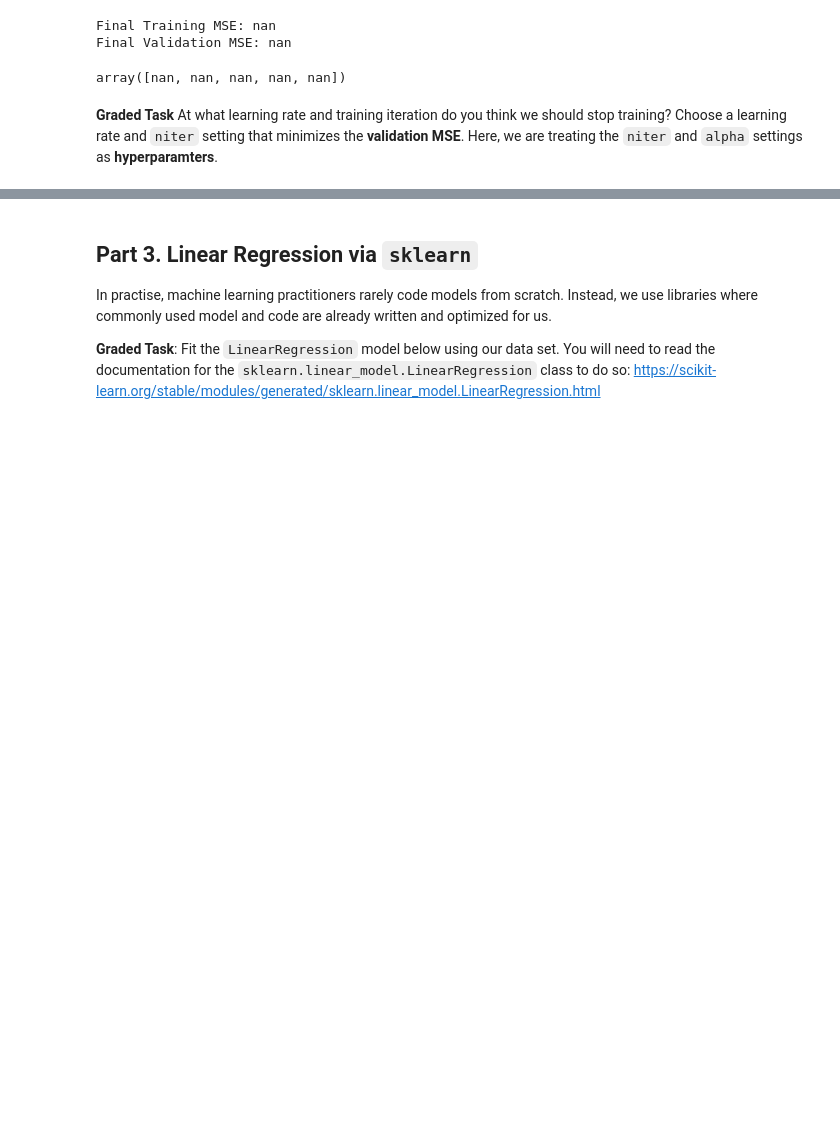
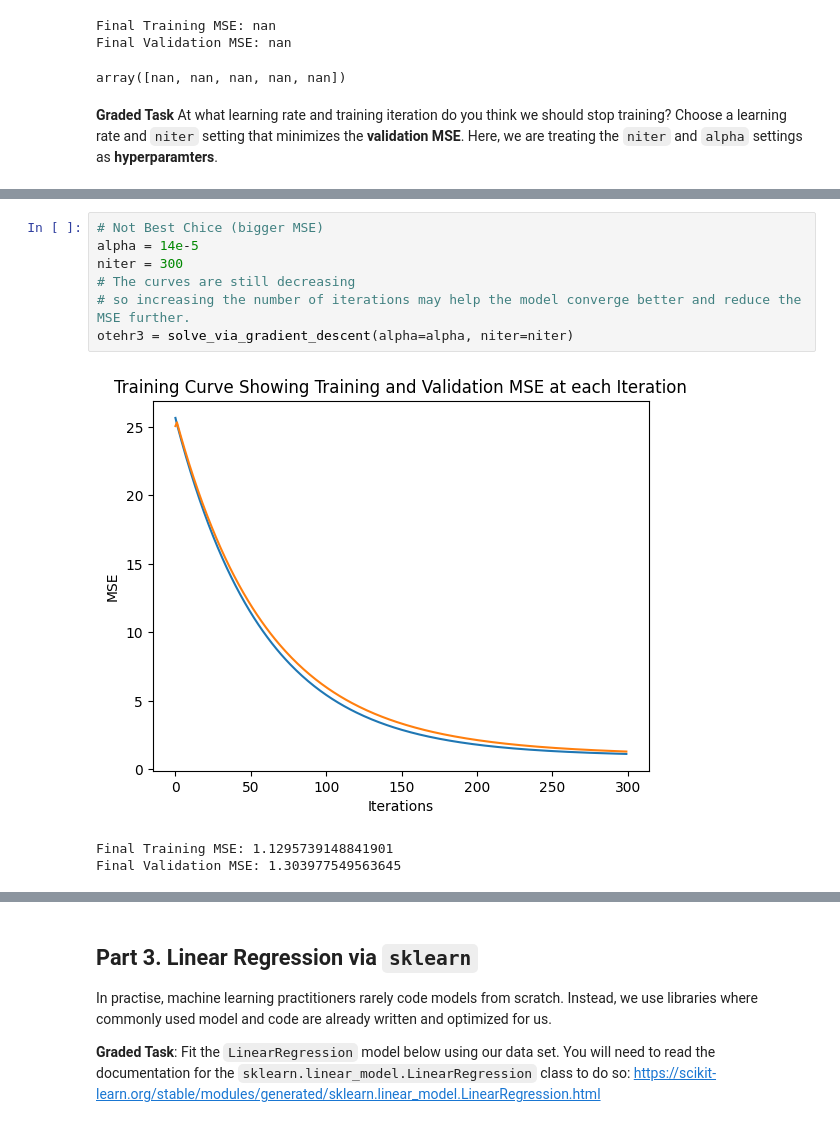
Before and after one commit to hhcgoodluck/CSC311-Introduction-to-Machine-Learning, a Jupyter notebook: lab03.ipynb, the cells around one changed output, grey strips where cells are left out. Drawn from its saved outputs; the diff is of its cells as text; blank space fills up the shorter version.

```diff
--- a/lab03.ipynb
+++ b/lab03.ipynb
@@ -477,0 +497,11 @@ Final Validation MSE: 21.85279690297086
+# %%
+# Not Best Chice (bigger MSE)
+alpha = 14e-5
+niter = 300
+# The curves are still decreasing
+# so increasing the number of iterations may help the model converge better and reduce the MSE further.
+otehr3 = solve_via_gradient_descent(alpha=alpha, niter=niter)
+# %% [output]
+[figure, added]
+Final Training MSE: 1.1295739148841901
+Final Validation MSE: 1.303977549563645
```
Also changed, not shown: parts of 12 cells of this notebook.
